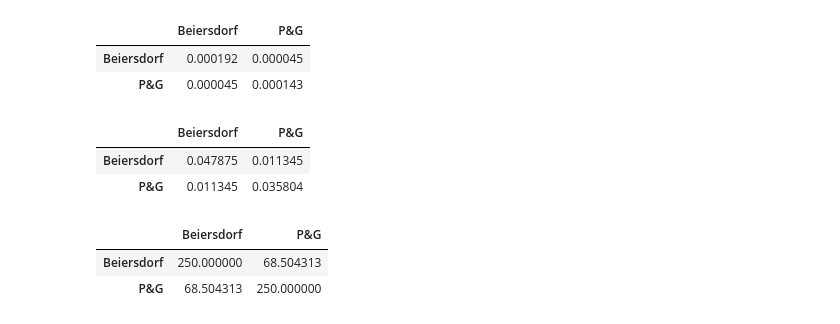
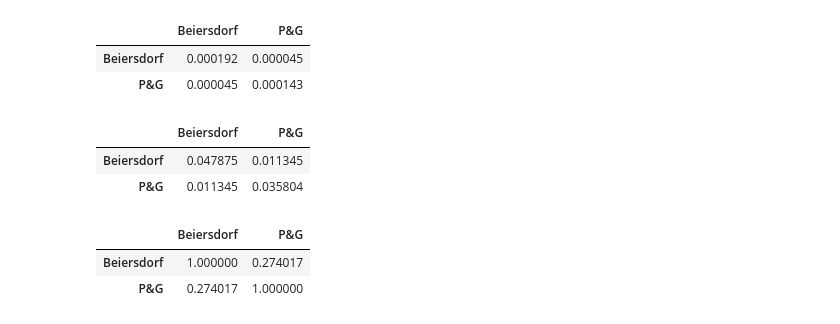
Before and after one commit to CarlenePSF/quantum_computation, a Jupyter notebook: notebooks/financas_e_analise_de_investimentos.ipynb, the cells around one changed output. Drawn from its saved outputs; the diff is of its cells as text; code cells hidden in the pictures.

```diff
--- a/notebooks/financas_e_analise_de_investimentos.ipynb
+++ b/notebooks/financas_e_analise_de_investimentos.ipynb
@@ -484,12 +484,12 @@ covariancia_anual
 | Beiersdorf | 0.047875 | 0.011345 |
 | P&G | 0.011345 | 0.035804 |
 # %%
-correlacao = sec_returns.corr() * 250
+correlacao = sec_returns.corr()
 correlacao
 # %% [output]
 |  | Beiersdorf | P&G |
-| Beiersdorf | 250.000000 | 68.504313 |
-| P&G | 68.504313 | 250.000000 |
+| Beiersdorf | 1.000000 | 0.274017 |
+| P&G | 0.274017 | 1.000000 |
 # %%
 100_000_000_000
 # %% [output]
```
Also changed, not shown: parts of 23 cells of this notebook.
